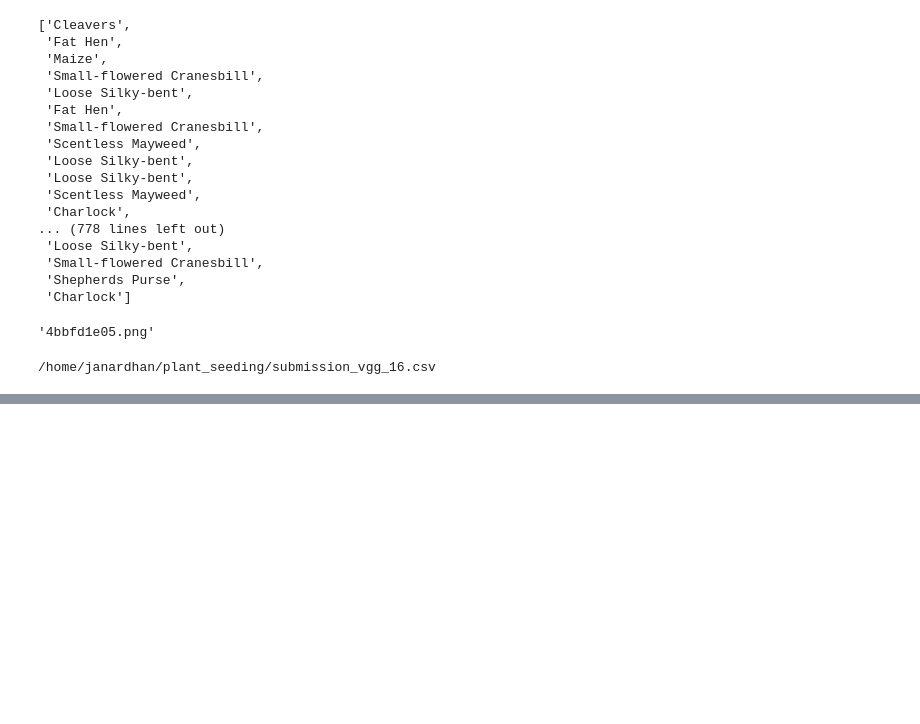
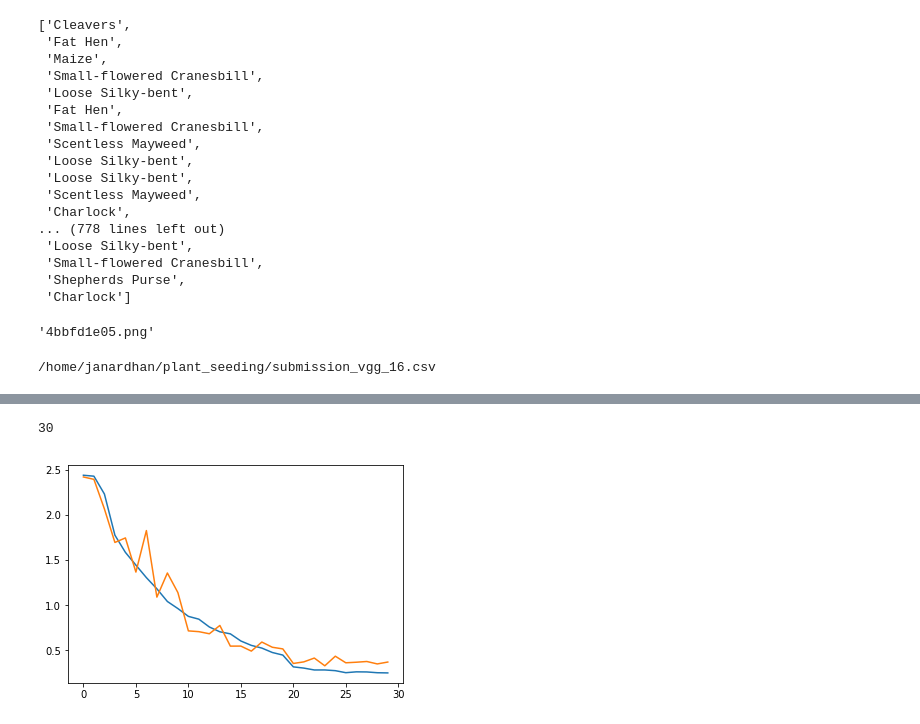
Before and after one commit to janardhan632/plant_seeding, a Jupyter notebook: 02_VGG_from_scratch.ipynb, the cells around one changed output, grey strips where cells are left out. Cells and saved outputs as stored; diff of their text form; code cells hidden in the pictures; blank space fills up the shorter version.

Commit message:
added plots

```diff
--- a/02_VGG_from_scratch.ipynb
+++ b/02_VGG_from_scratch.ipynb
@@ -419,0 +482,3 @@ FileLink('submission_vgg_16.csv')
+# %%
+tmp = tmp.splitlines()
+print(tmp)
@@ -419,0 +487,3 @@ FileLink('submission_vgg_16.csv')
+# %%
+tmp = [x for x in tmp if x[0] != 'E']
+tmp
@@ -419,0 +510,5 @@ FileLink('submission_vgg_16.csv')
+# %%
+train_loss = [float(re.search('loss: ([0-9\.]+)', x).group(1)) for x in tmp]
+train_acc  = [float(re.search('acc: ([0-9\.]+)', x).group(1)) for x in tmp]
+val_loss   = [float(re.search('val_loss: ([0-9\.]+)', x).group(1)) for x in tmp]
+val_acc    = [float(re.search('val_acc: ([0-9\.]+)', x).group(1)) for x in tmp]
@@ -419,0 +518,9 @@ FileLink('submission_vgg_16.csv')
+# %%
+len(train_loss)
+# %% [output]
+30
+# %%
+plt.plot(range(30), train_loss,
+         range(30), val_loss);
+# %% [output]
+[figure, added]
```
Also changed, not shown: parts of 6 cells of this notebook, 1 other file.
